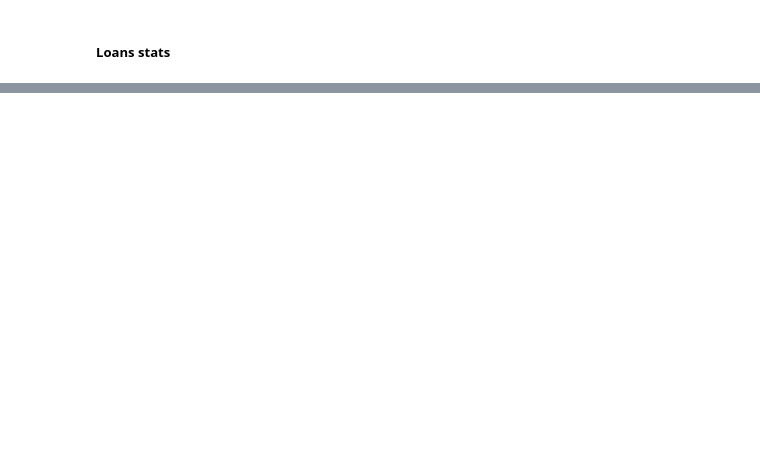
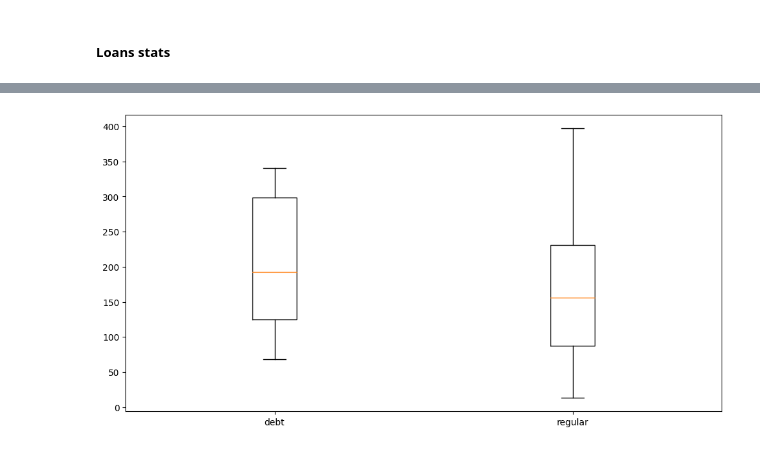
Before and after one commit to bdmendes/feup-ac-banking, a Jupyter notebook: stats.ipynb, the cells around one changed output, grey strips where cells are left out. Saved outputs shown, nothing was run; the diff lists cells and outputs as text; code cells hidden in the pictures; blank space fills up the shorter version.

```diff
--- a/stats.ipynb
+++ b/stats.ipynb
@@ -74,2 +43,4 @@ graphs.plot_monthly_payment_per_loan_amount(loans)
 # %%
-graphs.plot_monthly_payment_per_status(loans)
+graphs.plot_monthly_payment_per_status(loans_dev)
+# %% [output]
+[figure, added]
```
Also changed, not shown: parts of 7 cells of this notebook.
